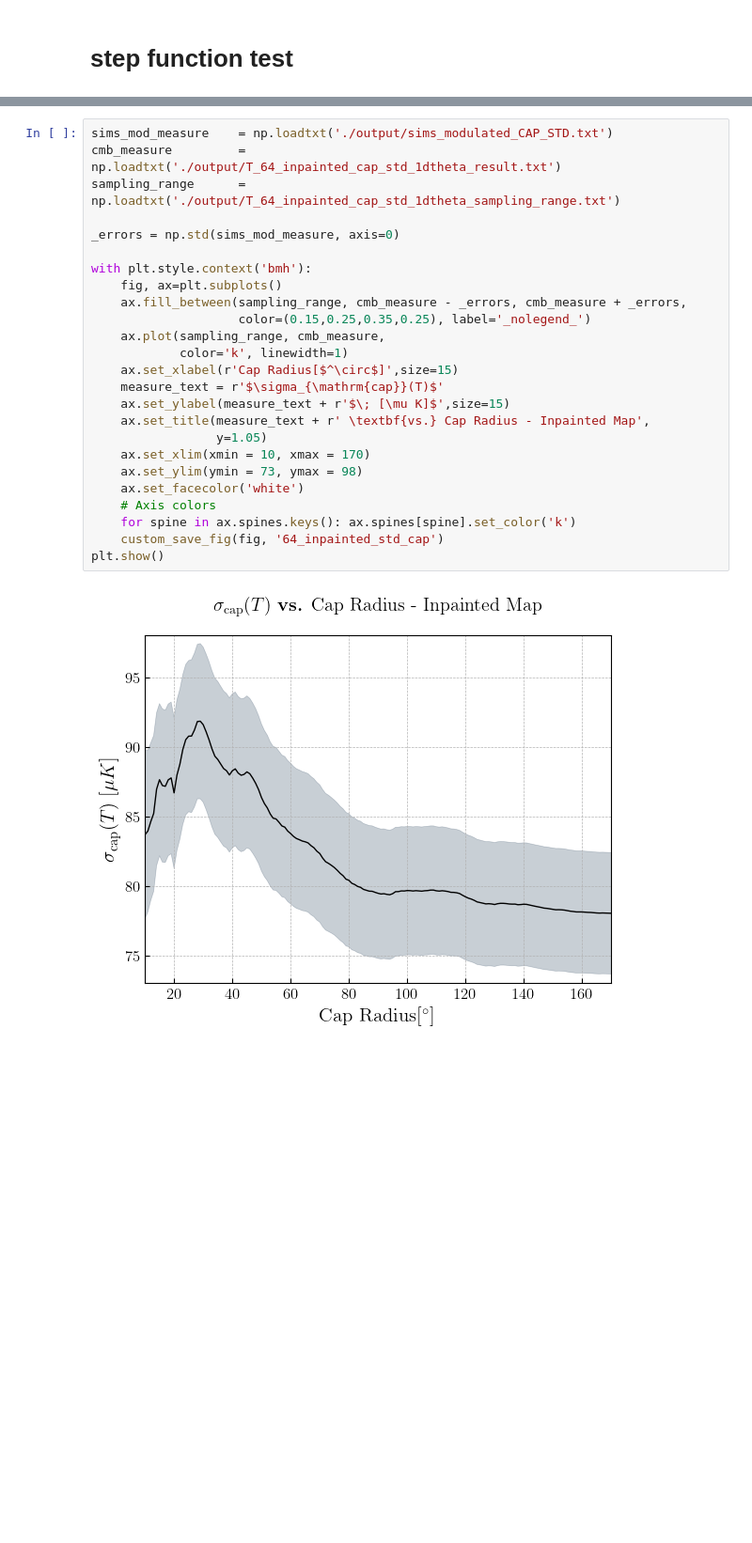
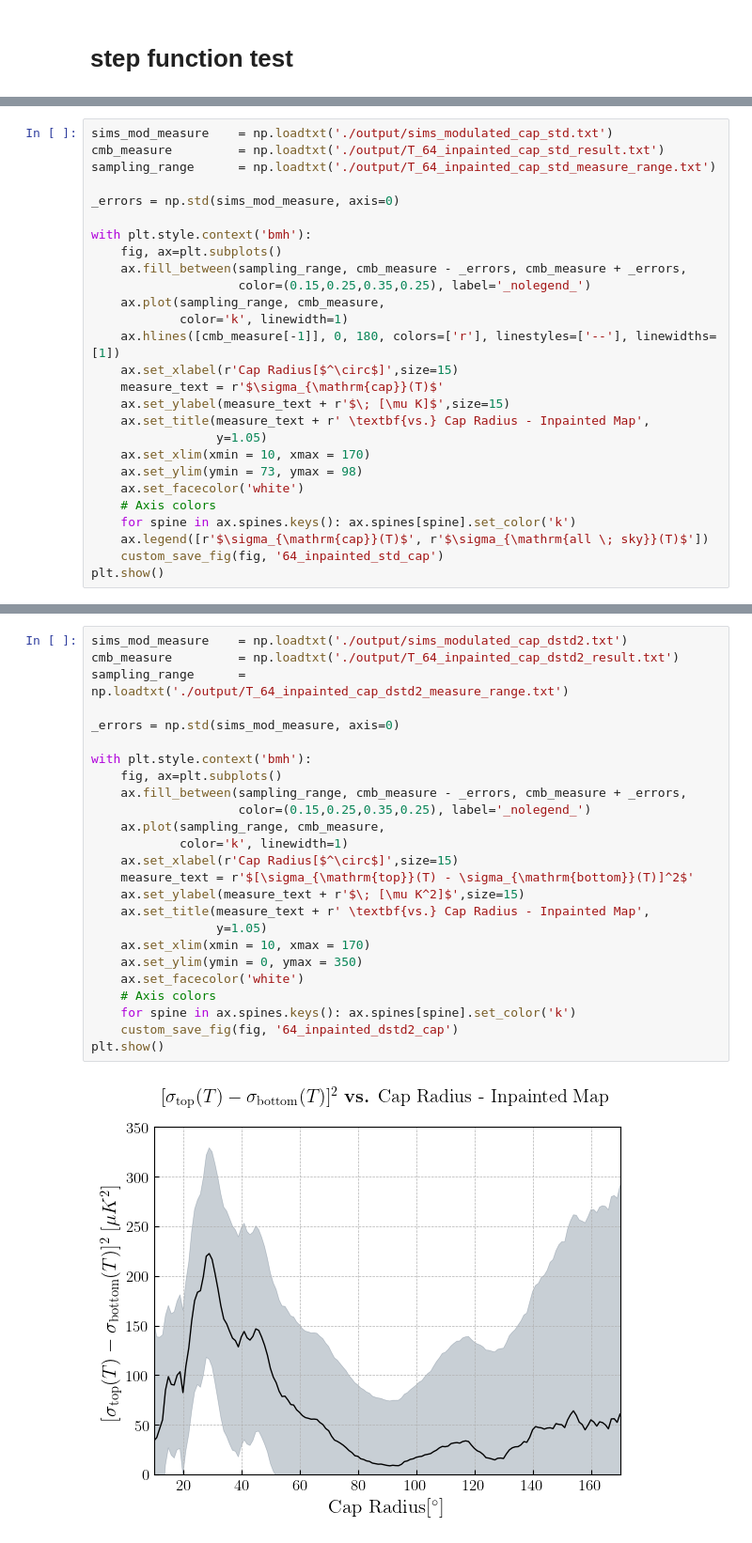
Before and after one commit to jamshidi3d/cmb_anomaly_detection, a Jupyter notebook: plotting.ipynb, the cells around one changed output, grey strips where cells are left out. Shown at 94% size. Cells and saved outputs as stored; diff of their text form; blank space fills up the shorter version.

```diff
--- a/plotting.ipynb
+++ b/plotting.ipynb
@@ -487,0 +497,27 @@ plt.show()
+# %%
+sims_mod_measure    = np.loadtxt('./output/sims_modulated_cap_std.txt')
+cmb_measure         = np.loadtxt('./output/T_64_inpainted_cap_std_result.txt')
+sampling_range      = np.loadtxt('./output/T_64_inpainted_cap_std_measure_range.txt')
+
+_errors = np.std(sims_mod_measure, axis=0)
+
+with plt.style.context('bmh'):
+    fig, ax=plt.subplots()
+    ax.fill_between(sampling_range, cmb_measure - _errors, cmb_measure + _errors,
+                    color=(0.15,0.25,0.35,0.25), label='_nolegend_')
+    ax.plot(sampling_range, cmb_measure,
+            color='k', linewidth=1)
+    ax.hlines([cmb_measure[-1]], 0, 180, colors=['r'], linestyles=['--'], linewidths=[1])
+    ax.set_xlabel(r'Cap Radius[$^\circ$]',size=15)
+    measure_text = r'$\sigma_{\mathrm{cap}}(T)$'
+    ax.set_ylabel(measure_text + r'$\; [\mu K]$',size=15)
+    ax.set_title(measure_text + r' \textbf{vs.} Cap Radius - Inpainted Map',
+                 y=1.05)
+    ax.set_xlim(xmin = 10, xmax = 170)
+    ax.set_ylim(ymin = 73, ymax = 98)
+    ax.set_facecolor('white')
+    # Axis colors
+    for spine in ax.spines.keys(): ax.spines[spine].set_color('k')
+    ax.legend([r'$\sigma_{\mathrm{cap}}(T)$', r'$\sigma_{\mathrm{all \; sky}}(T)$'])
+    custom_save_fig(fig, '64_inpainted_std_cap')
+plt.show()
@@ -488,28 +528,28 @@ plt.show()
 # %%
-sims_mod_measure    = np.loadtxt('./output/sims_modulated_CAP_STD.txt')
-cmb_measure         = np.loadtxt('./output/T_64_inpainted_cap_std_1dtheta_result.txt')
-sampling_range      = np.loadtxt('./output/T_64_inpainted_cap_std_1dtheta_sampling_range.txt')
+sims_mod_measure    = np.loadtxt('./output/sims_modulated_cap_dstd2.txt')
+cmb_measure         = np.loadtxt('./output/T_64_inpainted_cap_dstd2_result.txt')
+sampling_range      = np.loadtxt('./output/T_64_inpainted_cap_dstd2_measure_range.txt')
 
 _errors = np.std(sims_mod_measure, axis=0)
 
 with plt.style.context('bmh'):
     fig, ax=plt.subplots()
     ax.fill_between(sampling_range, cmb_measure - _errors, cmb_measure + _errors,
                     color=(0.15,0.25,0.35,0.25), label='_nolegend_')
     ax.plot(sampling_range, cmb_measure,
             color='k', linewidth=1)
     ax.set_xlabel(r'Cap Radius[$^\circ$]',size=15)
-    measure_text = r'$\sigma_{\mathrm{cap}}(T)$'
-    ax.set_ylabel(measure_text + r'$\; [\mu K]$',size=15)
+    measure_text = r'$[\sigma_{\mathrm{top}}(T) - \sigma_{\mathrm{bottom}}(T)]^2$'
+    ax.set_ylabel(measure_text + r'$\; [\mu K^2]$',size=15)
     ax.set_title(measure_text + r' \textbf{vs.} Cap Radius - Inpainted Map',
                  y=1.05)
     ax.set_xlim(xmin = 10, xmax = 170)
-    ax.set_ylim(ymin = 73, ymax = 98)
+    ax.set_ylim(ymin = 0, ymax = 350)
     ax.set_facecolor('white')
     # Axis colors
     for spine in ax.spines.keys(): ax.spines[spine].set_color('k')
-    custom_save_fig(fig, '64_inpainted_std_cap')
+    custom_save_fig(fig, '64_inpainted_dstd2_cap')
 plt.show()
 # %% [output]
-[figure, old version]
+[figure, new version]
 # %% [markdown]
```
Also changed, not shown: parts of 25 cells of this notebook, 13 other files.
